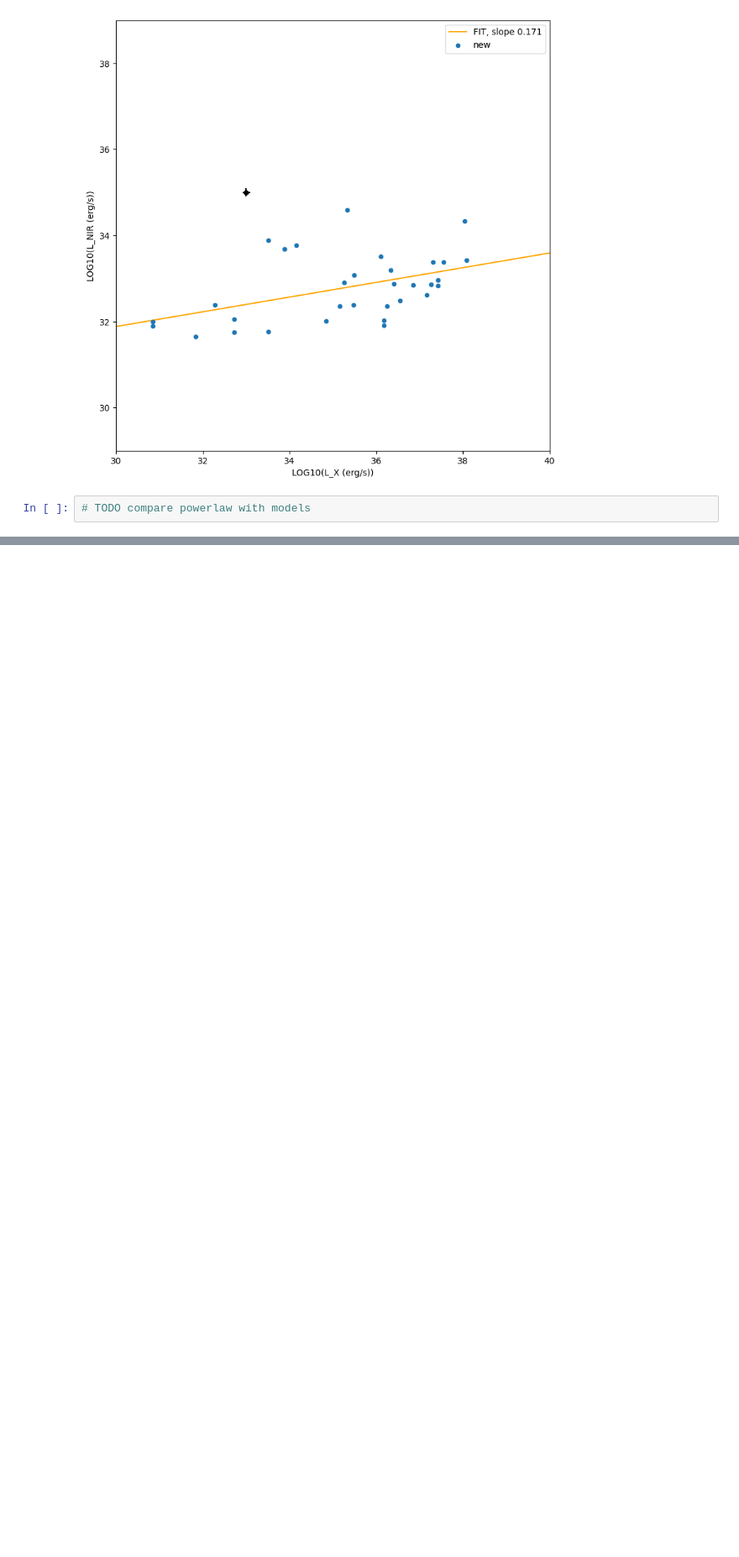
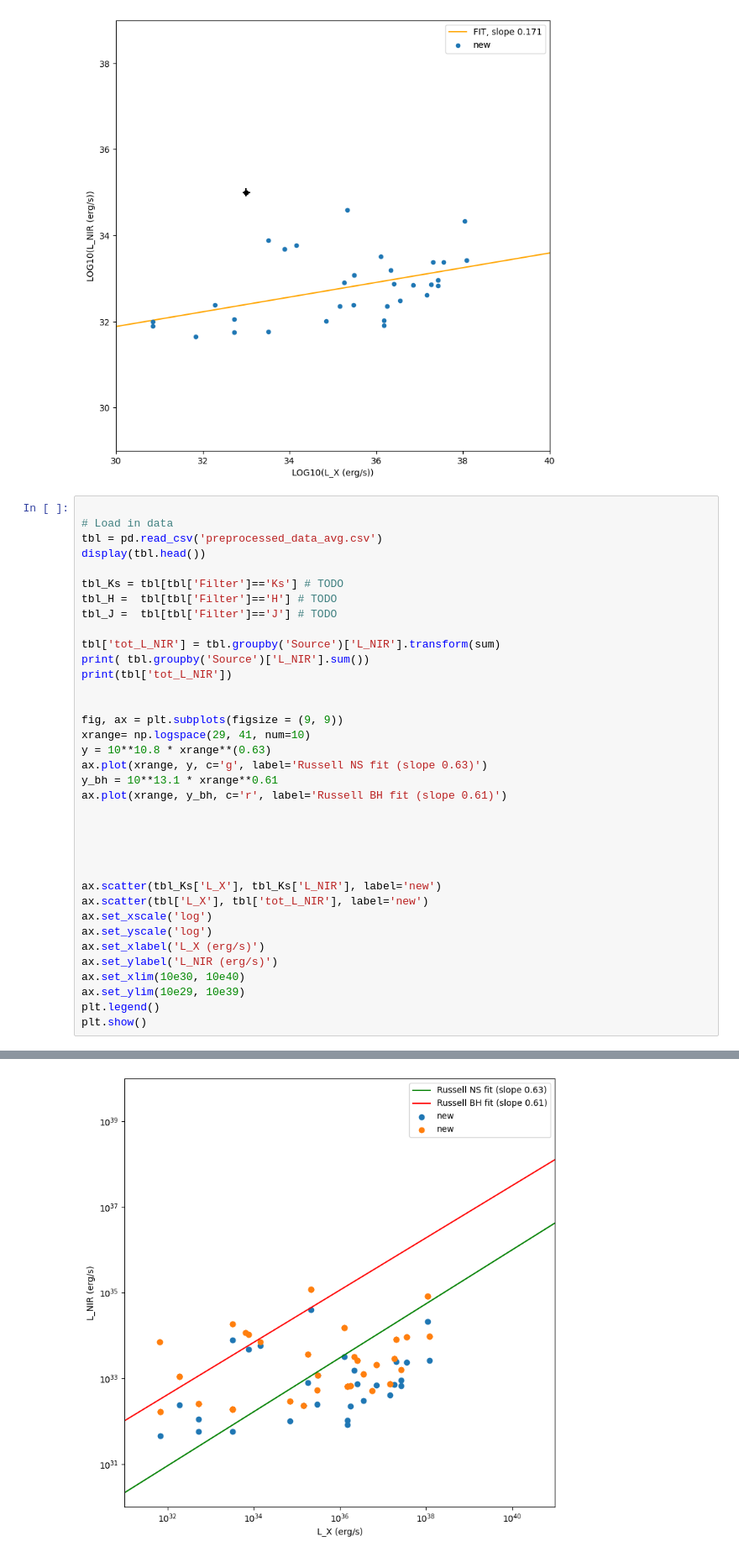
Before and after one commit to reitsmairis/xrbs, a Jupyter notebook: Plot_luminosities.ipynb, the cells around one changed output, grey strips where cells are left out. Shown at 84% size. Saved outputs shown, nothing was run; the diff lists cells and outputs as text; blank space fills up the shorter version.

Commit message:
added code to open Russel data and code for adding new points to plots

```diff
--- a/Plot_luminosities.ipynb
+++ b/Plot_luminosities.ipynb
@@ -773,4 +773,39 @@ plt.show()
 0.09244932543070326 0.08353119954801175 0.09500658526835355 0.08464678634065932
 [figure]
 # %%
-# TODO compare powerlaw with models
+
+# Load in data
+tbl = pd.read_csv('preprocessed_data_avg.csv')
+display(tbl.head())
+
+tbl_Ks = tbl[tbl['Filter']=='Ks'] # TODO
+tbl_H =  tbl[tbl['Filter']=='H'] # TODO
+tbl_J =  tbl[tbl['Filter']=='J'] # TODO
+
+tbl['tot_L_NIR'] = tbl.groupby('Source')['L_NIR'].transform(sum)
+print( tbl.groupby('Source')['L_NIR'].sum())
+print(tbl['tot_L_NIR'])
+
+
+fig, ax = plt.subplots(figsize = (9, 9))
+xrange= np.logspace(29, 41, num=10)
+y = 10**10.8 * xrange**(0.63)
+ax.plot(xrange, y, c='g', label='Russell NS fit (slope 0.63)')
+y_bh = 10**13.1 * xrange**0.61
+ax.plot(xrange, y_bh, c='r', label='Russell BH fit (slope 0.61)')
+
+
+
+
+
+ax.scatter(tbl_Ks['L_X'], tbl_Ks['L_NIR'], label='new')
+ax.scatter(tbl['L_X'], tbl['tot_L_NIR'], label='new')
+ax.set_xscale('log')
+ax.set_yscale('log')
+ax.set_xlabel('L_X (erg/s)')
+ax.set_ylabel('L_NIR (erg/s)')
+ax.set_xlim(10e30, 10e40)
+ax.set_ylim(10e29, 10e39)
+plt.legend()
+plt.show()
+# %% [output]
@@ -776,0 +836 @@ plt.show()
+[figure, added]
```
Also changed, not shown: parts of 2 cells of this notebook, 2 other files.
